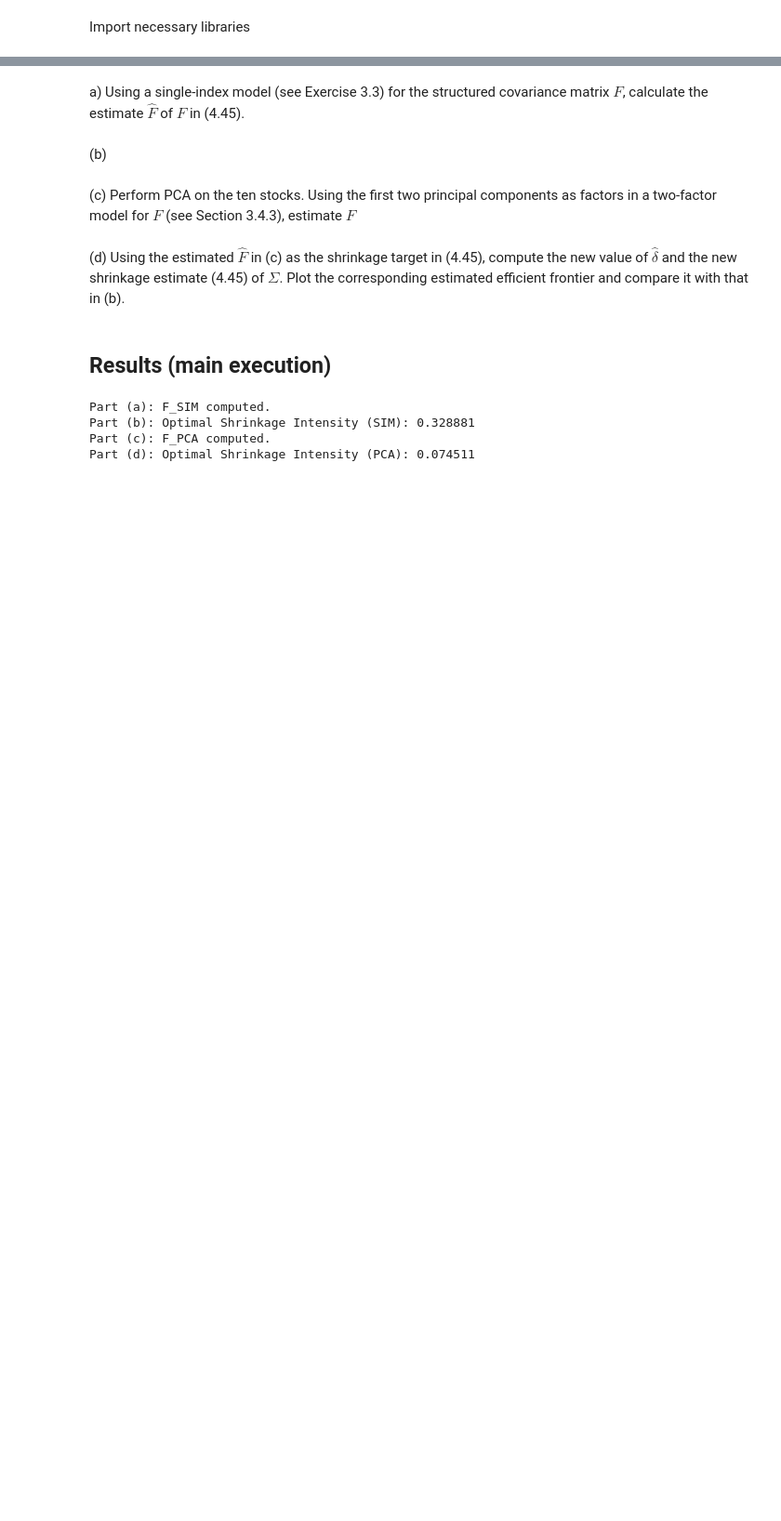
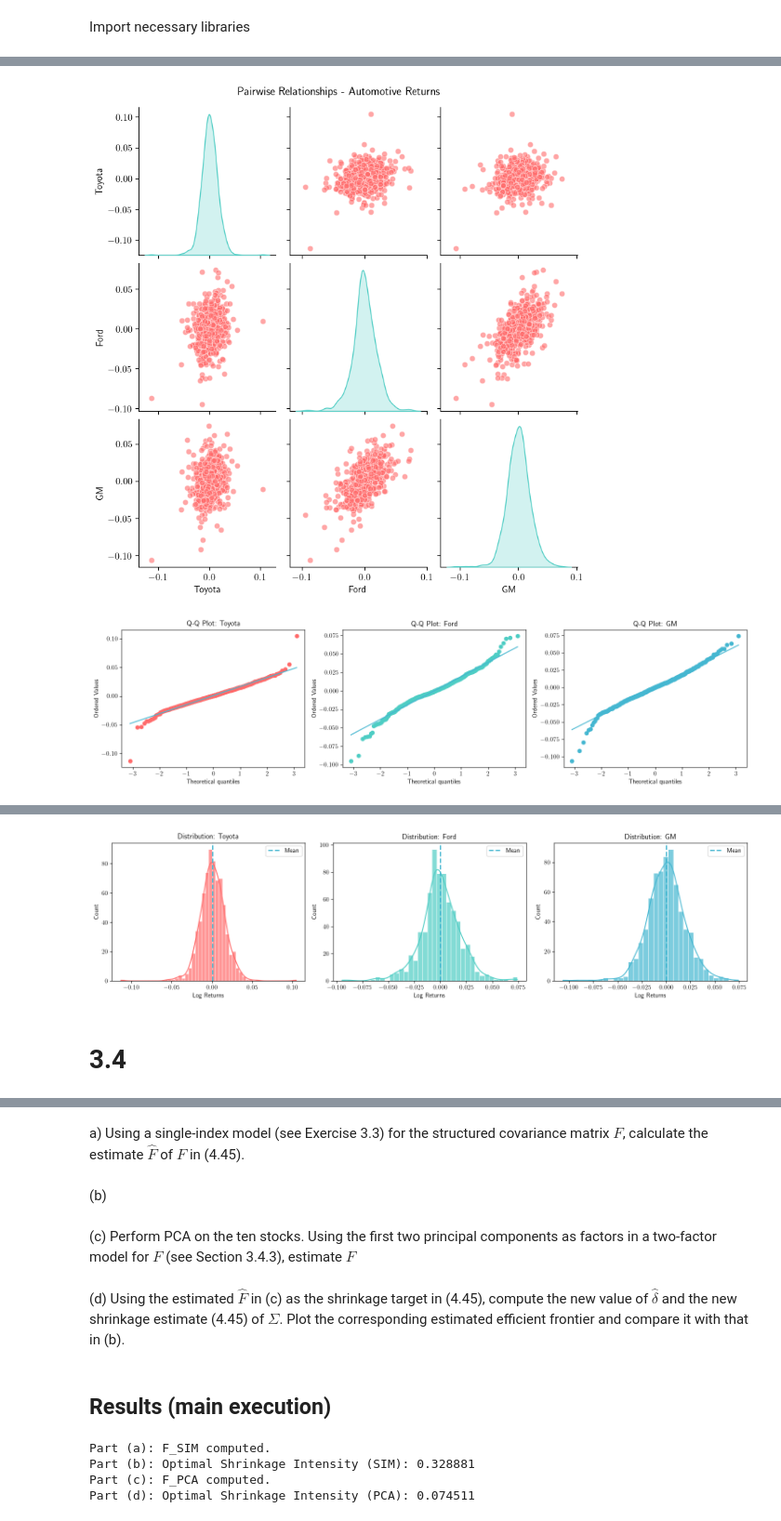
Before and after one commit to jujopo/ams-516, a Jupyter notebook: hw4.ipynb, the cells around one changed output, grey strips where cells are left out. Shown: that part at 93% size. Cells and saved outputs as stored; diff of their text form; code cells hidden in the pictures; blank space fills up the shorter version.

```diff
--- a/hw4.ipynb
+++ b/hw4.ipynb
@@ -11,0 +26,4 @@ from sklearn.decomposition import PCA
+# %%
+# Load dataset
+auto_returns = pd.read_csv('w_logret_3automanu.csv',
+                          usecols=[1, 2, 3], header=0)
@@ -11,0 +128,54 @@ from sklearn.decomposition import PCA
+# %%
+# Color scheme
+plt_colors = ['#FF6B6B', '#4ECDC4', '#45B7D1']  # Coral, Turquoise, Sky Blue
+
+# Create pairwise scatter plots
+pair_grid = sns.pairplot(auto_returns, diag_kind='kde',
+                         plot_kws={'alpha': 0.6, 'color': plt_colors[0]},
+                         diag_kws={'color': plt_colors[1]})
+pair_grid.fig.suptitle('Pairwise Relationships - Automotive Returns', y=1.02)
+plt.show()
+
+# Generate Q-Q plots for each company
+fig, axes = plt.subplots(1, 3, figsize=(15, 4))
+for idx, (company, color) in enumerate(zip(auto_returns.columns, plt_colors)):
+    stats.probplot(auto_returns[company].dropna(), dist="norm", plot=axes[idx])
+    axes[idx].get_lines()[0].set_markerfacecolor(color)
+    axes[idx].get_lines()[0].set_markeredgecolor(color)
+    axes[idx].get_lines()[1].set_color(plt_colors[2])  # Different color for reference line
+    axes[idx].set_title(f'Q-Q Plot: {company}')
+    axes[idx].set_ylabel('Ordered Values')
+
+plt.tight_layout()
+plt.show()
+
+# Time series visualization
+fig, axes = plt.subplots(3, 1, figsize=(12, 9))
+for idx, (company, color) in enumerate(zip(auto_returns.columns, plt_colors)):
+    axes[idx].plot(auto_returns.index, auto_returns[company],
+                   color=color, alpha=0.7, linewidth=0.8)
+    axes[idx].axhline(y=0, color='gray', linestyle='--', alpha=0.5)
+    axes[idx].set_ylabel('Log Returns')
+    axes[idx].set_title(f'Weekly Returns: {company}')
+    axes[idx].grid(True, alpha=0.3)
+
+plt.xlabel('Time Index')
+plt.tight_layout()
+plt.show()
+
+# Distribution visualization
+fig, axes = plt.subplots(1, 3, figsize=(15, 4))
+for idx, (company, color) in enumerate(zip(auto_returns.columns, plt_colors)):
+    sns.histplot(auto_returns[company], kde=True, ax=axes[idx],
+                 color=color, edgecolor='white', alpha=0.7)
+    axes[idx].axvline(x=auto_returns[company].mean(), color=plt_colors[2],
+                      linestyle='--', linewidth=2, label='Mean')
+    axes[idx].set_title(f'Distribution: {company}')
+    axes[idx].set_xlabel('Log Returns')
+    axes[idx].legend()
+
+plt.tight_layout()
+plt.show()
+# %% [output]
+[figure, added]
+[figure, added]
@@ -11,0 +183,3 @@ from sklearn.decomposition import PCA
+[figure, added]
+# %% [markdown]
+# 3.4
```
Also changed, not shown: parts of 13 cells of this notebook, 8 other files.
